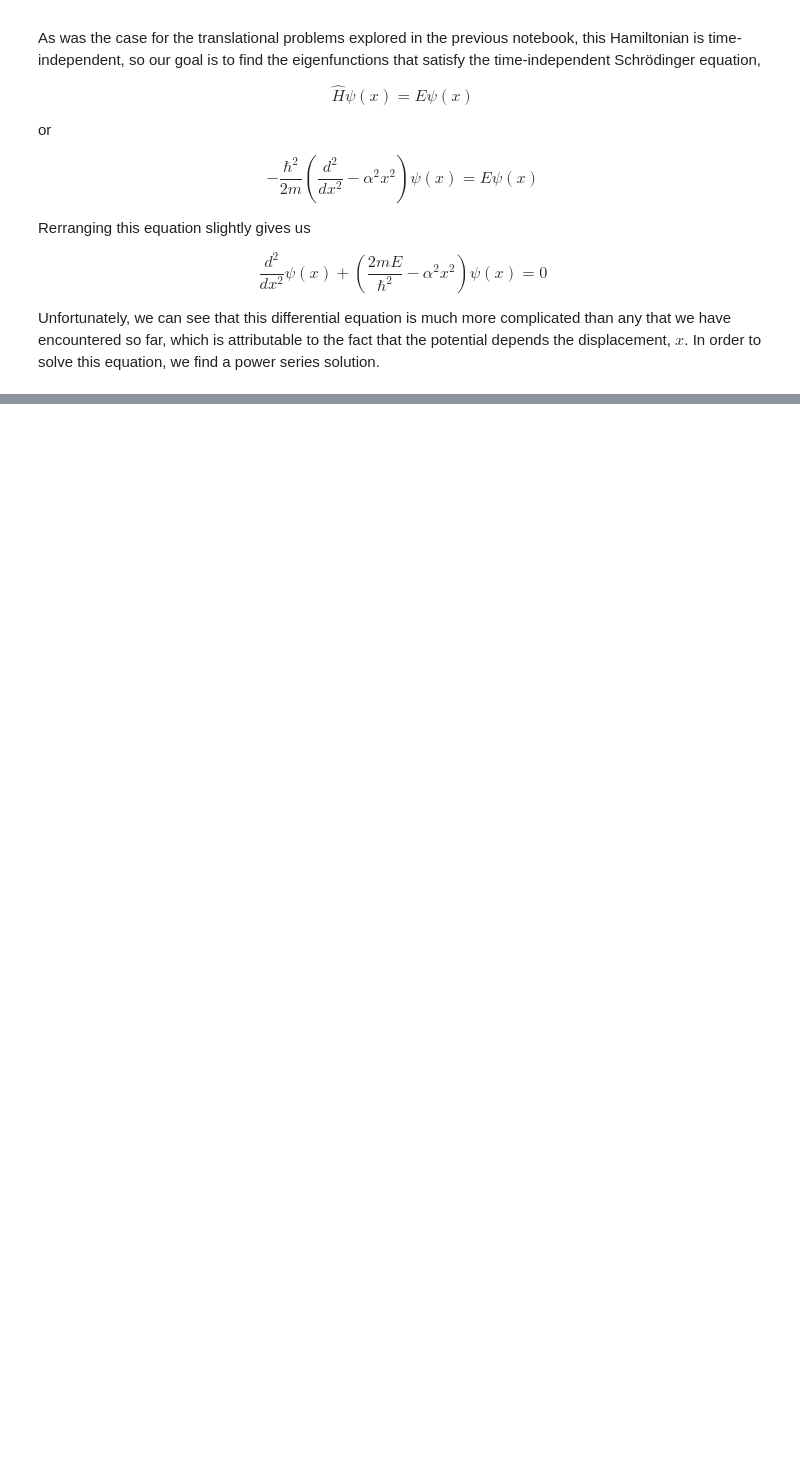
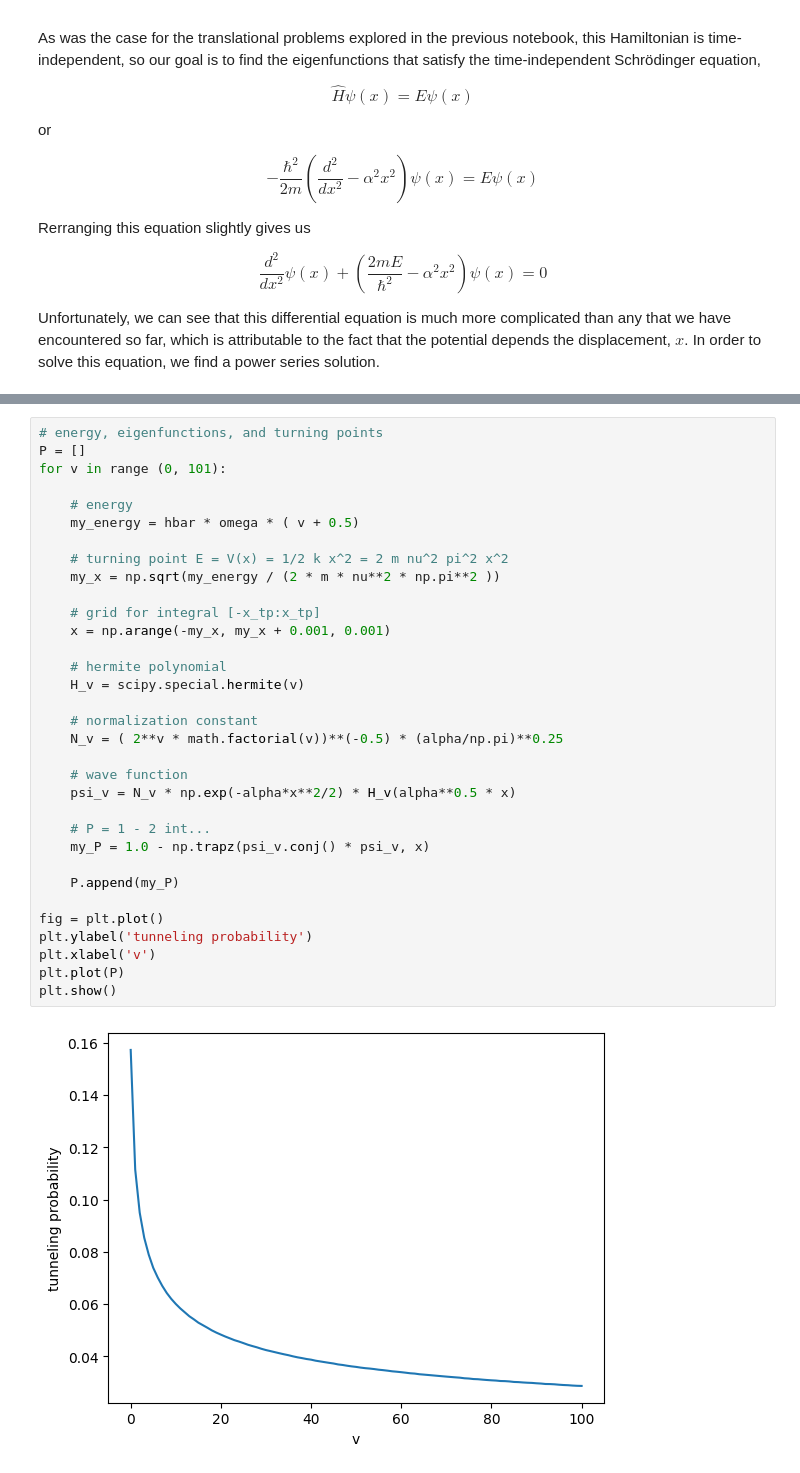
Before and after one commit to deprincelab/deprincelab.github.io, a Jupyter notebook: tutorials/jupyter_notebooks/vibration/vibration.ipynb, the cells around one changed output, grey strips where cells are left out. Saved outputs shown, nothing was run; the diff lists cells and outputs as text; blank space fills up the shorter version.

```diff
--- a/tutorials/jupyter_notebooks/vibration/vibration.ipynb
+++ b/tutorials/jupyter_notebooks/vibration/vibration.ipynb
@@ -569 +681,36 @@ plt.show()
+# %%
+# energy, eigenfunctions, and turning points
+P = []
+for v in range (0, 101):
+
+    # energy
+    my_energy = hbar * omega * ( v + 0.5)
+
+    # turning point E = V(x) = 1/2 k x^2 = 2 m nu^2 pi^2 x^2
+    my_x = np.sqrt(my_energy / (2 * m * nu**2 * np.pi**2 ))
+
+    # grid for integral [-x_tp:x_tp]
+    x = np.arange(-my_x, my_x + 0.001, 0.001)
+
+    # hermite polynomial
+    H_v = scipy.special.hermite(v)
+
+    # normalization constant
+    N_v = ( 2**v * math.factorial(v))**(-0.5) * (alpha/np.pi)**0.25
+
+    # wave function
+    psi_v = N_v * np.exp(-alpha*x**2/2) * H_v(alpha**0.5 * x)
+
+    # P = 1 - 2 int...
+    my_P = 1.0 - np.trapz(psi_v.conj() * psi_v, x)
+
+    P.append(my_P)
+
+fig = plt.plot()
+plt.ylabel('tunneling probability')
+plt.xlabel('v')
+plt.plot(P)
+plt.show()
+# %% [output]
+[figure, added]
 # %% [markdown]
```
Also changed, not shown: parts of 11 cells of this notebook.
